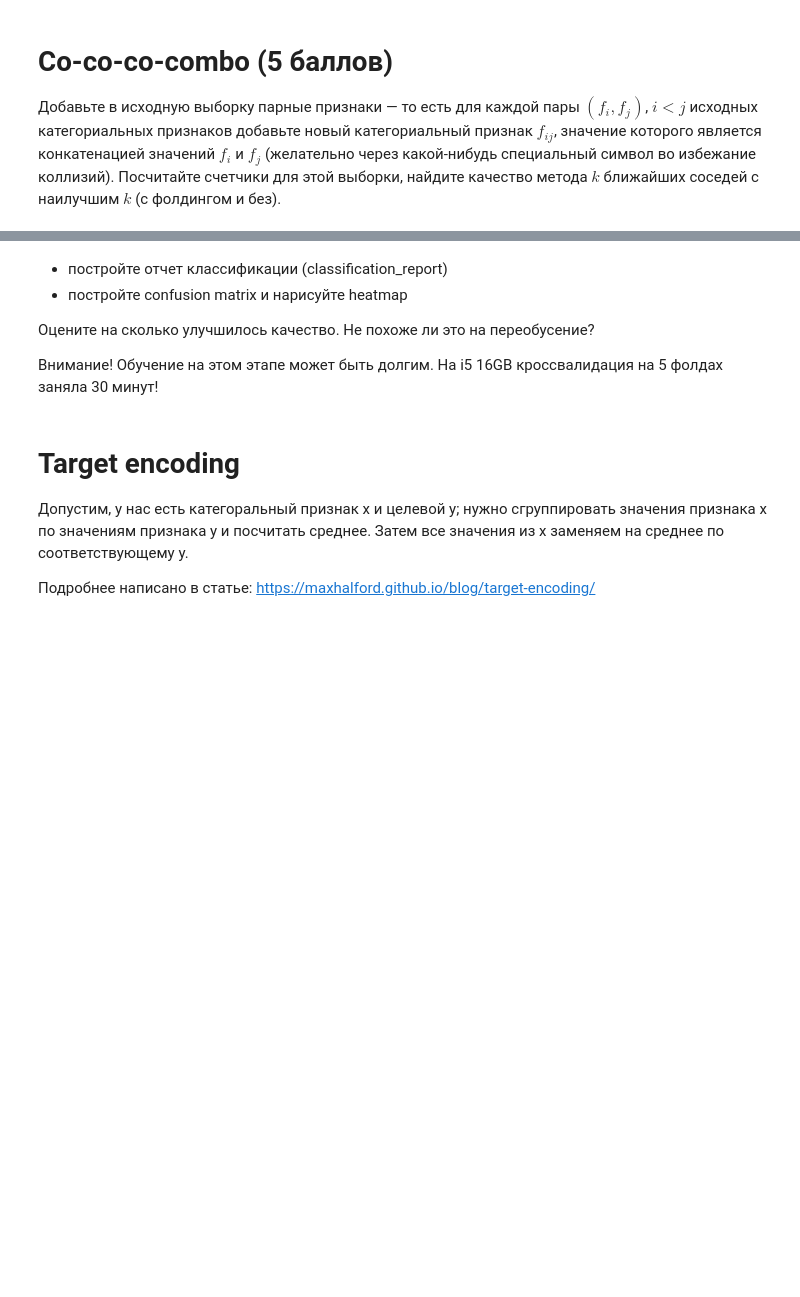
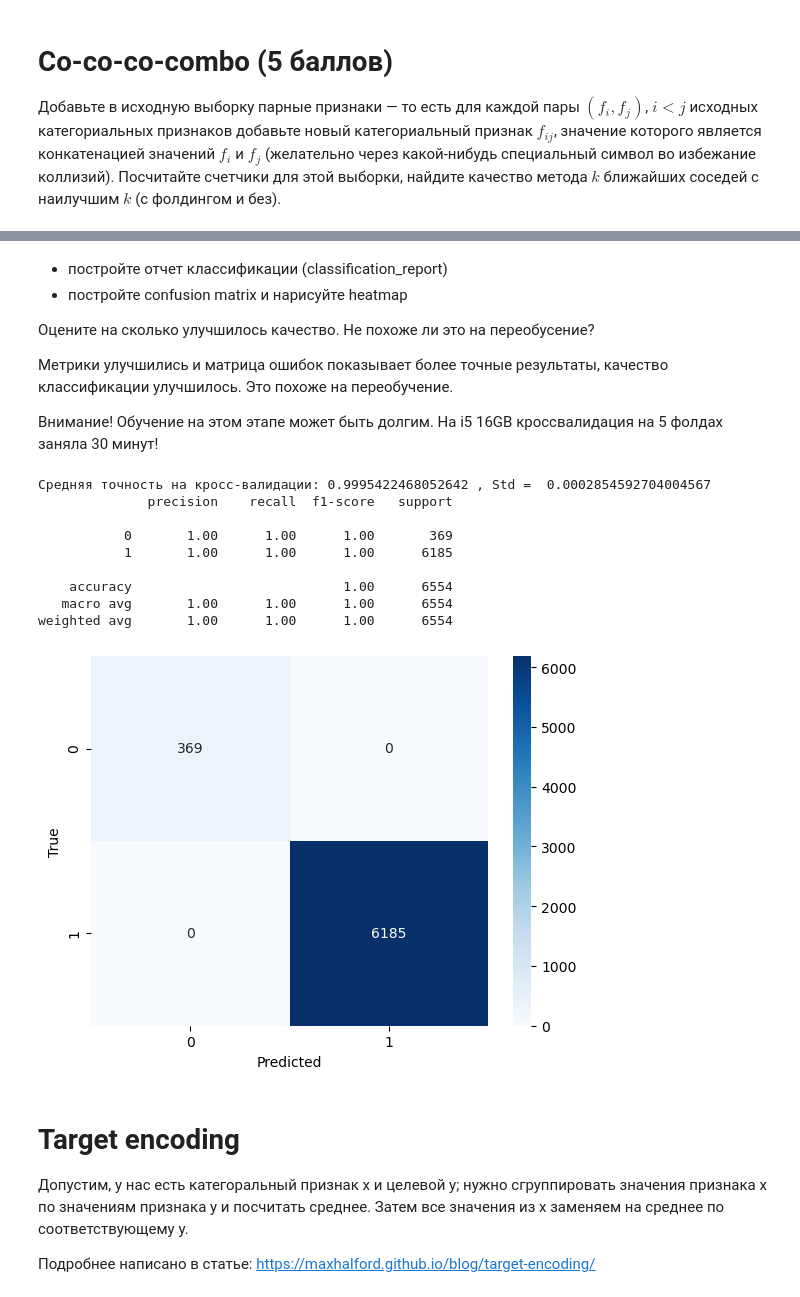
Before and after one commit to mirolyubovaalyona/02-ml-advanced, a Jupyter notebook: 04_knn/03-hw-knn.ipynb, the cells around one changed output, grey strips where cells are left out. Cells and saved outputs as stored; diff of their text form; code cells hidden in the pictures; blank space fills up the shorter version.

```diff
--- a/04_knn/03-hw-knn.ipynb
+++ b/04_knn/03-hw-knn.ipynb
@@ -261,0 +262,15 @@ for col_name in df_combo.columns:
+# %%
+data_combo = pd.DataFrame(index=df_combo.index)
+for col_name in df_combo.columns:
+    if col_name == 'ACTION':
+        continue
+    for i in range(n_folds):
+        fold_mask = (df_combo.index % n_folds == i)
+        counts = df_combo.loc[~fold_mask, col_name].value_counts()
+        successes = df_combo.loc[(df_combo['ACTION'] == 1) & ~fold_mask, col_name].value_counts()
+
+        data_combo[f'{col_name}_counts_fold_{i}'] = df_combo[col_name].apply(lambda x: counts.get(x, 0))
+        data_combo[f'{col_name}_successes_fold_{i}'] = df_combo[col_name].apply(lambda x: successes.get(x, 0))
+        data_combo[f'{col_name}_smooth_fold_{i}'] = (data_combo[f'{col_name}_successes_fold_{i}'] + 1) / (data_combo[f'{col_name}_counts_fold_{i}'] + 2)
+
+data_combo
@@ -265,7 +294,48 @@ for col_name in df_combo.columns:
 
 Оцените на сколько улучшилось качество. Не похоже ли это на переобусение?
 
+Метрики улучшились и матрица ошибок показывает более точные результаты, качество классификации улучшилось. Это похоже на переобучение.
+
 Внимание! Обучение на этом этапе может быть долгим. На i5 16GB кроссвалидация на 5 фолдах заняла 30 минут!
+# %%
+model = KNeighborsClassifier(n_neighbors=10, p=2)
+
+# Разделение на обучающий и тестовые наборы данных
+X_train, X_test, y_train, y_test = train_test_split(data_combo.values, y, test_size=0.2, random_state=42)
+
+# Кросс-валидация и оценка точности модели
+scores = cross_val_score(model, X_train, y_train, cv=5, scoring='accuracy')
+
+# Выводим качество на кросс-валидации для новых данных
+print("Средняя точность на кросс-валидации:", scores.mean(), ', Std = ', scores.std())
+
+# Создание и обучение модели
+model = KNeighborsClassifier()
+model.fit(X_train, y_train)
+
+# Предсказание классов для тестовой выборки
+y_pred = model.predict(X_test)
+
+# Построение отчета классификации
+print(classification_report(y_test, y_pred))
+
+# Построение матрицы ошибок и тепловой карты
+cm = confusion_matrix(y_test, y_pred)
+sns.heatmap(cm, annot=True, fmt="d", cmap="Blues")
+plt.xlabel("Predicted")
+plt.ylabel("True")
+plt.show()
+# %% [output]
+Средняя точность на кросс-валидации: 0.9995422468052642 , Std =  0.0002854592704004567
+              precision    recall  f1-score   support
+
+           0       1.00      1.00      1.00       369
+           1       1.00      1.00      1.00      6185
+
+    accuracy                           1.00      6554
+   macro avg       1.00      1.00      1.00      6554
+weighted avg       1.00      1.00      1.00      6554
+[figure, added]
 # %% [markdown]
 # Target encoding
 Допустим, у нас есть категоральный признак х и целевой у; нужно сгруппировать значения признака х по значениям признака у и посчитать среднее. Затем все значения из х заменяем на среднее по соответствующему у.
```
Also changed, not shown: parts of 16 cells of this notebook, 9 other files.
